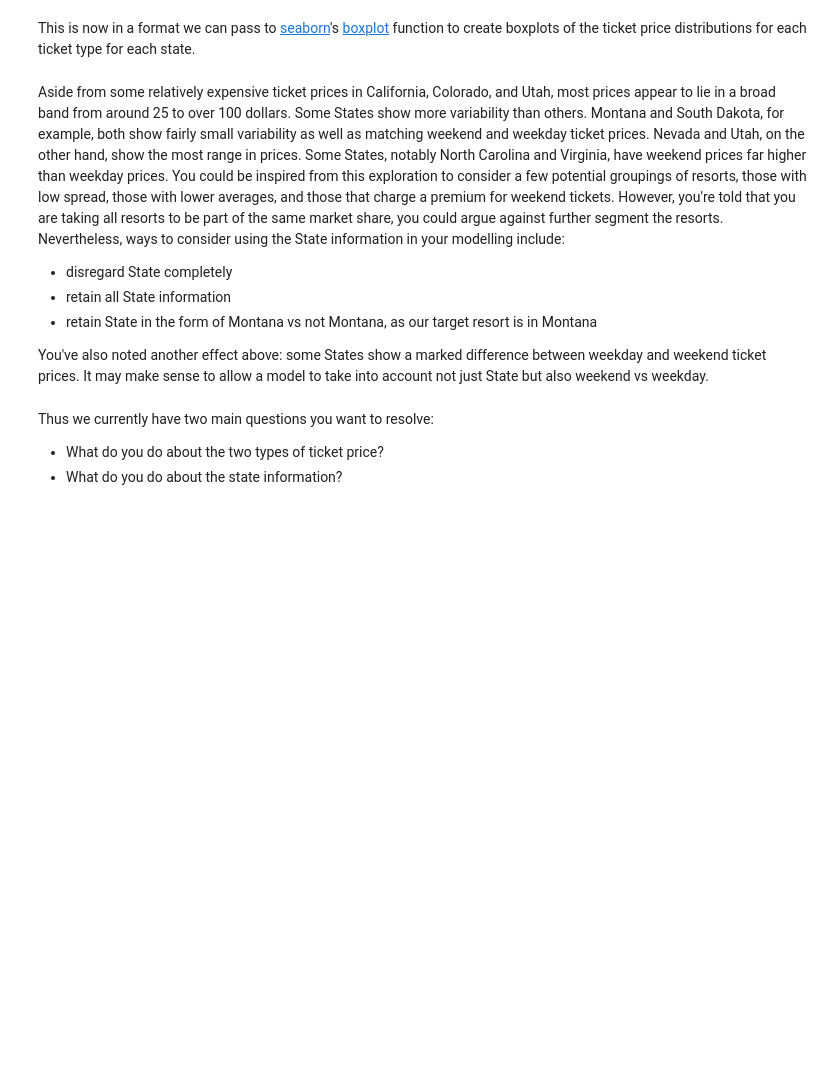
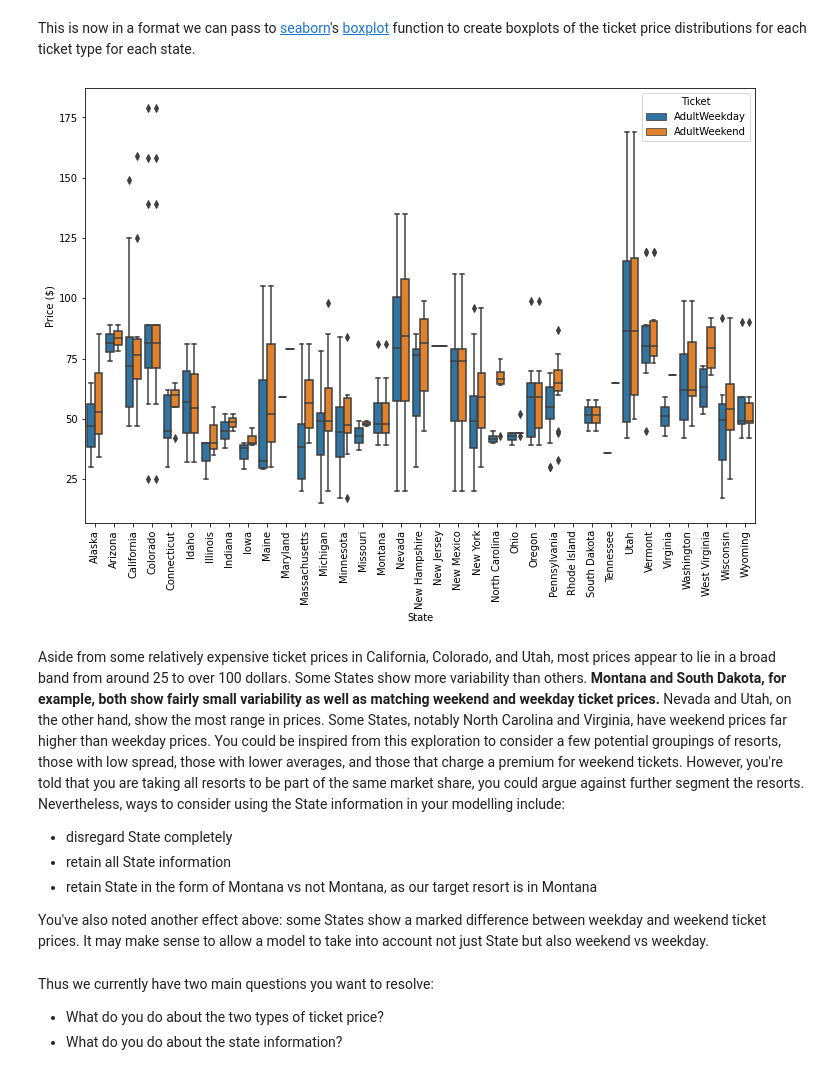
Before and after one commit to Kevin-Kwasnik/sb-capstone-1, a Jupyter notebook: Notebooks/02_data_wrangling.ipynb, the cells around one changed output. Saved outputs shown, nothing was run; the diff lists cells and outputs as text; code cells hidden in the pictures; blank space fills up the shorter version.

```diff
--- a/Notebooks/02_data_wrangling.ipynb
+++ b/Notebooks/02_data_wrangling.ipynb
@@ -404,16 +412,16 @@ The figure above represents a dataframe with two columns, one for the average pr
 Next, you can transform the data into a single column for price with a new categorical column that represents the ticket type.
 # %%
 #Code task 15#
-#Use the pd.melt function, pass in the ski_data columns 'state', 'AdultWeekday', and 'Adultweekend' only,
+#Use the pd.melt function, pass in the ski_data columns 'state', 'AdultWeekday', and 'AdultWeekend' only,
 #specify 'state' for `id_vars`
-#gather the ticket prices from the 'Adultweekday' and 'AdultWeekend' columns using the `value_vars` argument,
+#gather the ticket prices from the 'AdultWeekday' and 'AdultWeekend' columns using the `value_vars` argument,
 #call the resultant price column 'Price' via the `value_name` argument,
 #name the weekday/weekend indicator column 'Ticket' via the `var_name` argument
-ticket_prices = pd.melt(ski_data[[___, ___, ___]],
-                        id_vars=___,
-                        var_name=___,
-                        value_vars=[___, ___],
-                        value_name=___)
+ticket_prices = pd.melt(ski_data[['state', 'AdultWeekday', 'AdultWeekend']],
+                        id_vars= 'state',
+                        var_name= 'Ticket',
+                        value_vars=['AdultWeekday', 'AdultWeekend'],
+                        value_name='Price')
 # %%
 ticket_prices.head()
 # %% [output]
@@ -428,15 +436,17 @@ This is now in a format we can pass to [seaborn](https://seaborn.pydata.org/)'s
 # %%
 #Code task 16#
 #Create a seaborn boxplot of the ticket price dataframe we created above,
 #with 'state' on the x-axis, 'Price' as the y-value, and a hue that indicates 'Ticket'
 #This will use boxplot's x, y, hue, and data arguments.
 plt.subplots(figsize=(12, 8))
-sns.boxplot(x=___, y=___, hue=___, data=ticket_prices)
+sns.boxplot(x= "state", y= "Price", hue='Ticket', data=ticket_prices)
 plt.xticks(rotation='vertical')
 plt.ylabel('Price ($)')
 plt.xlabel('State');
+# %% [output]
+[figure, added]
 # %% [markdown]
-Aside from some relatively expensive ticket prices in California, Colorado, and Utah, most prices appear to lie in a broad band from around 25 to over 100 dollars. Some States show more variability than others. Montana and South Dakota, for example, both show fairly small variability as well as matching weekend and weekday ticket prices. Nevada and Utah, on the other hand, show the most range in prices. Some States, notably North Carolina and Virginia, have weekend prices far higher than weekday prices. You could be inspired from this exploration to consider a few potential groupings of resorts, those with low spread, those with lower averages, and those that charge a premium for weekend tickets. However, you're told that you are taking all resorts to be part of the same market share, you  could argue against further segment the resorts. Nevertheless, ways to consider using the State information in your modelling include:
+Aside from some relatively expensive ticket prices in California, Colorado, and Utah, most prices appear to lie in a broad band from around 25 to over 100 dollars. Some States show more variability than others. **Montana and South Dakota, for example, both show fairly small variability as well as matching weekend and weekday ticket prices.** Nevada and Utah, on the other hand, show the most range in prices. Some States, notably North Carolina and Virginia, have weekend prices far higher than weekday prices. You could be inspired from this exploration to consider a few potential groupings of resorts, those with low spread, those with lower averages, and those that charge a premium for weekend tickets. However, you're told that you are taking all resorts to be part of the same market share, you  could argue against further segment the resorts. Nevertheless, ways to consider using the State information in your modelling include:
 
 * disregard State completely
 * retain all State information
```
Also changed, not shown: parts of 14 cells of this notebook.
